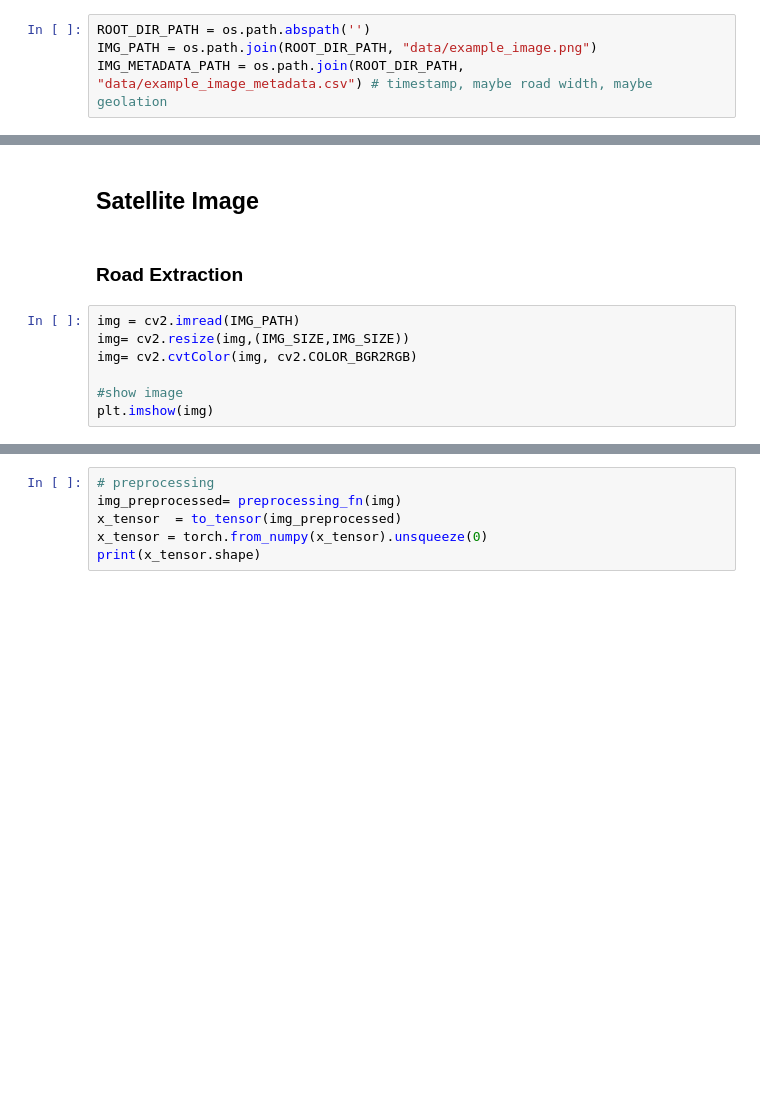
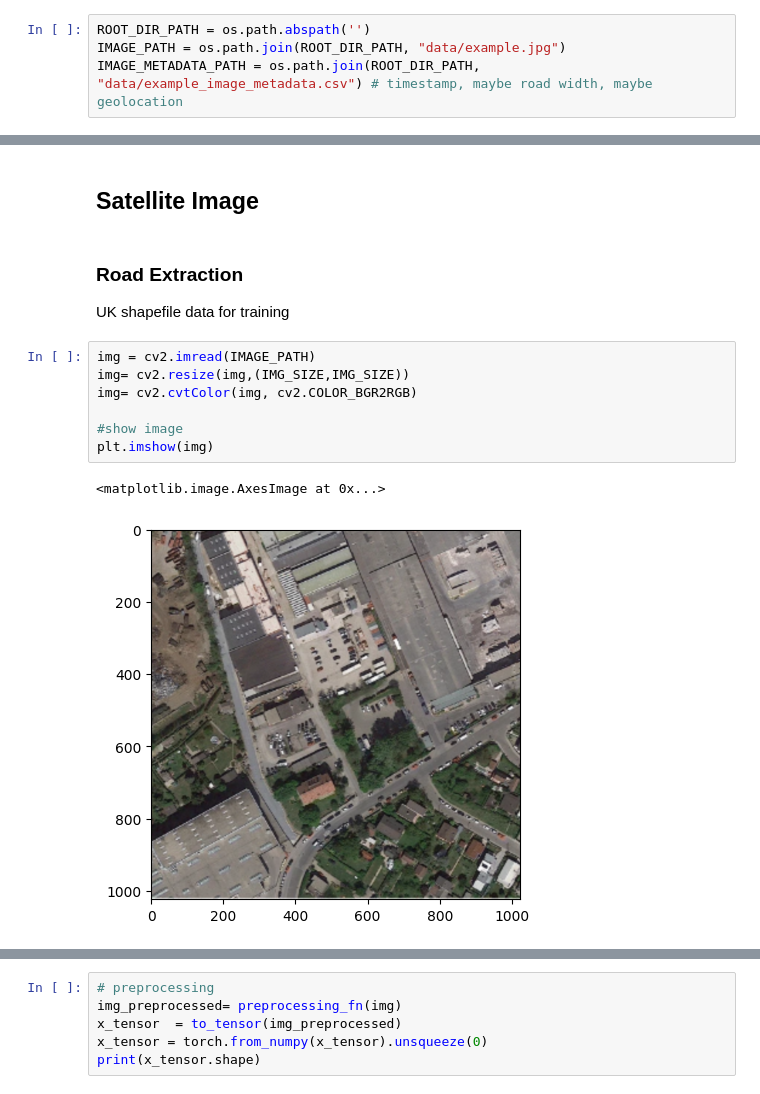
Before and after one commit to horsada/Spatial_Finance_Transport, a Jupyter notebook: main.ipynb, the cells around one changed output, grey strips where cells are left out. Cells and saved outputs as stored; diff of their text form; blank space fills up the shorter version.

```diff
--- a/main.ipynb
+++ b/main.ipynb
@@ -32,5 +32,5 @@ import math
 ## Global Variables
 # %%
 ROOT_DIR_PATH = os.path.abspath('')
-IMG_PATH = os.path.join(ROOT_DIR_PATH, "data/example_image.png")
-IMG_METADATA_PATH = os.path.join(ROOT_DIR_PATH, "data/example_image_metadata.csv") # timestamp, maybe road width, maybe geolation
+IMAGE_PATH = os.path.join(ROOT_DIR_PATH, "data/example.jpg")
+IMAGE_METADATA_PATH = os.path.join(ROOT_DIR_PATH, "data/example_image_metadata.csv") # timestamp, maybe road width, maybe geolocation
@@ -156,13 +159,17 @@ preprocessing_fn = smp.encoders.get_preprocessing_fn(ENCODER, ENCODER_WEIGHTS)
 ## Satellite Image
 # %% [markdown]
 ### Road Extraction
+UK shapefile data for training
 # %%
-img = cv2.imread(IMG_PATH)
+img = cv2.imread(IMAGE_PATH)
 img= cv2.resize(img,(IMG_SIZE,IMG_SIZE))
 img= cv2.cvtColor(img, cv2.COLOR_BGR2RGB)
 
 #show image
 plt.imshow(img)
+# %% [output]
+<matplotlib.image.AxesImage at 0x...>
+[figure, added]
 # %%
 chkpt = torch.load(MODEL_STATE_DICT_PATH)
 model = smp.DeepLabV3Plus(
```
Also changed, not shown: parts of 47 cells of this notebook, 12 other files.
